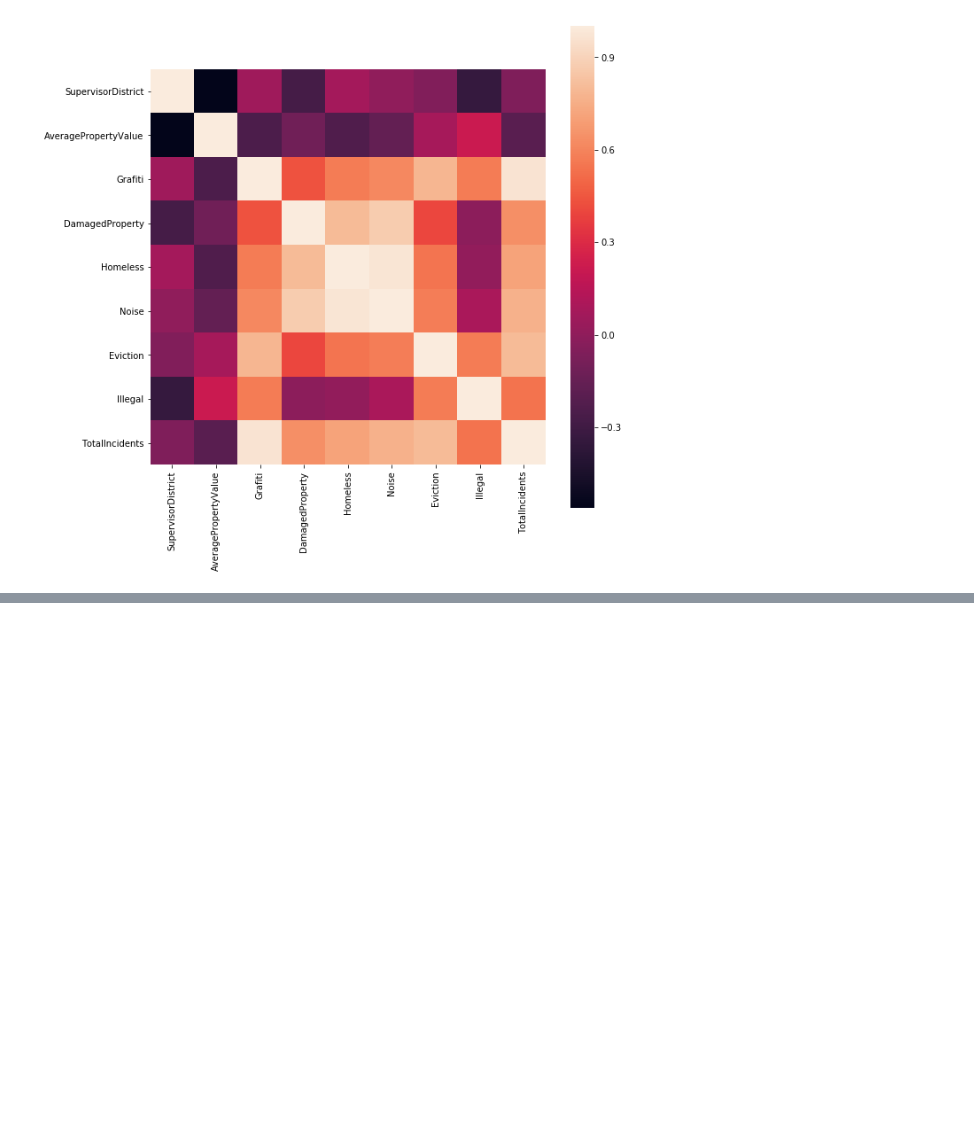
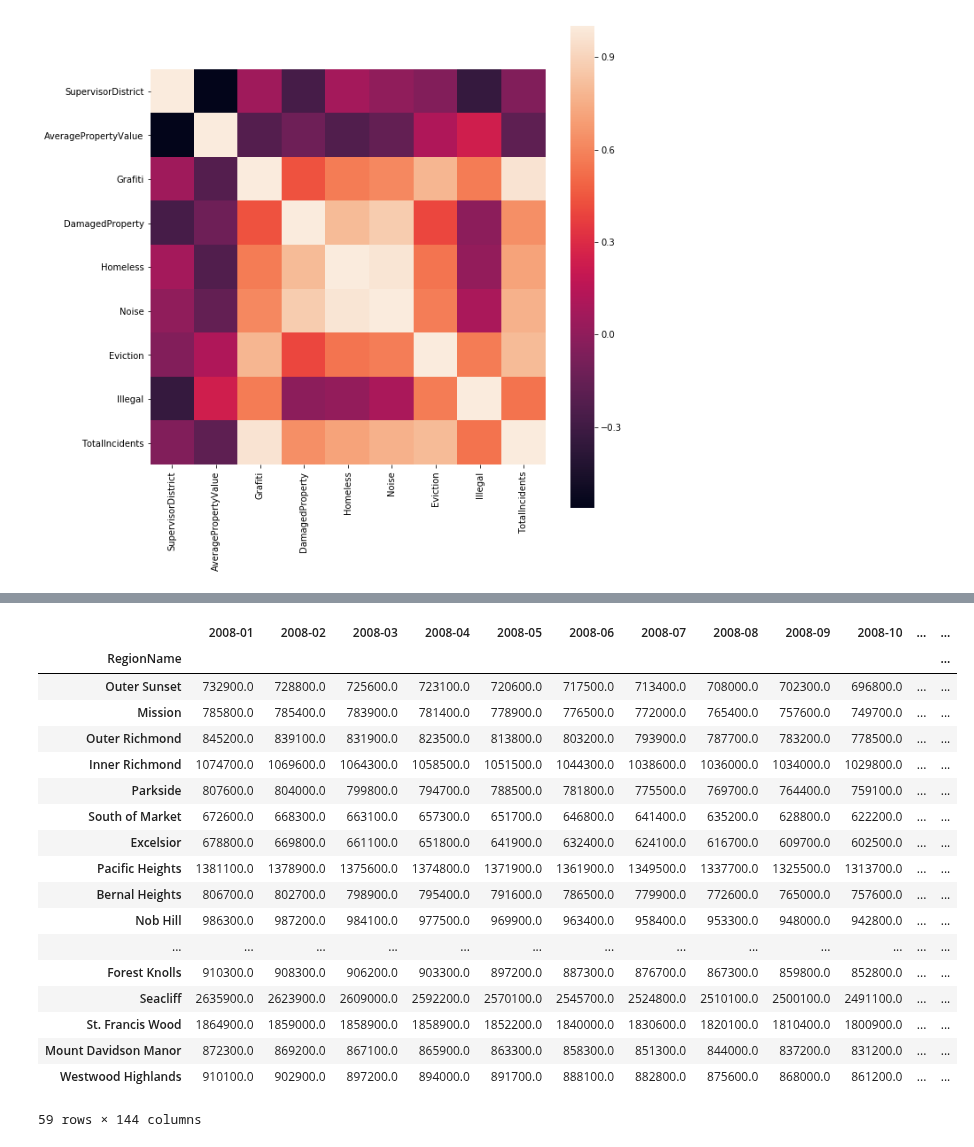
Before and after one commit to EmiliaPaz/EECS731_FinalProject, a Jupyter notebook: notebooks/PropertyValueRegression.ipynb, the cells around one changed output, grey strips where cells are left out. Saved outputs shown, nothing was run; the diff lists cells and outputs as text; code cells hidden in the pictures; blank space fills up the shorter version.

```diff
--- a/notebooks/PropertyValueRegression.ipynb
+++ b/notebooks/PropertyValueRegression.ipynb
@@ -363,0 +364,22 @@ df
+# %%
+df_all = pd.read_csv('../data/processed/NeighborhoodValue3.csv')
+# %%
+ngbh_dist = {'Outer Sunset': '4', 'Mission': '9', 'Outer Richmond': '1', 'Inner Richmond': '1',
+       'Parkside': '4', 'South of Market': '6', 'Excelsior': '11', 'Pacific Heights': '2',
+       'Bernal Heights': '9', 'Nob Hill': '3', 'Portola': '9', 'Western Addition': '5',
+       'Bayview': '10', 'Potrero Hill': '10', 'Noe Valley': '8', 'Inner Sunset': '5',
+       'Visitacion Valley': '10', 'Crocker Amazon': '11', 'Golden Gate Heights': '7',
+       'Marina': '2', 'Ingleside': '11', 'Mission Terrace': '11', 'Silver Terrace': '10',
+       'Oceanview': '11', 'North Beach': '3', 'Lone Mountain': '1', 'Sunnyside': '7',
+       'Outer Mission': '11', 'Panhandle': '5', 'Buena Vista': '8', 'Ingleside Heights': '11',
+       'Lower Pacific Heights': '5', 'South Beach': '6', 'Haight': '5',
+       'Presidio Heights': '2', 'Laurel Heights': '2', 'Hayes Valley': '5',
+       'Upper Market': '6', 'Miraloma Park': '7', 'Lakeshore': '7', 'Cow Hollow': '2',
+       'Glen Park': '8', 'Telegraph Hill': '3', 'Lake': '2', 'Downtown': '3',
+       'Diamond Heights': '8', 'Stonestown': '7', 'Westwood Park': '7',
+       'Ingleside Terrace': '7', 'Forest Hill': '7', 'Corona Heights': '8',
+       'Midtown Terrace':'7', 'Little Hollywood':'10', 'North Waterfront': '3',
+       'Forest Knolls': '7', 'Seacliff': '2', 'St. Francis Wood':'7',
+       'Mount Davidson Manor': '7', 'Westwood Highlands': '7'}
+df_all["SupervisorDistrict"] = df_property["RegionName"].apply(lambda x: ngbh_dist.get(x))
+df_all
@@ -363,0 +409,2 @@ df
+# %%
+df_all.set_index('RegionName', inplace=True)
@@ -363,0 +598,22 @@ df
+# %%
+df_all
+# %% [output]
+|  | 2008-01 | 2008-02 | 2008-03 | 2008-04 | 2008-05 | 2008-06 | 2008-07 | 2008-08 | 2008-09 | 2008-10 | ... | ... |
+| RegionName |  |  |  |  |  |  |  |  |  |  |  | ... |
+| Outer Sunset | 732900.0 | 728800.0 | 725600.0 | 723100.0 | 720600.0 | 717500.0 | 713400.0 | 708000.0 | 702300.0 | 696800.0 | ... | ... |
+| Mission | 785800.0 | 785400.0 | 783900.0 | 781400.0 | 778900.0 | 776500.0 | 772000.0 | 765400.0 | 757600.0 | 749700.0 | ... | ... |
+| Outer Richmond | 845200.0 | 839100.0 | 831900.0 | 823500.0 | 813800.0 | 803200.0 | 793900.0 | 787700.0 | 783200.0 | 778500.0 | ... | ... |
+| Inner Richmond | 1074700.0 | 1069600.0 | 1064300.0 | 1058500.0 | 1051500.0 | 1044300.0 | 1038600.0 | 1036000.0 | 1034000.0 | 1029800.0 | ... | ... |
+| Parkside | 807600.0 | 804000.0 | 799800.0 | 794700.0 | 788500.0 | 781800.0 | 775500.0 | 769700.0 | 764400.0 | 759100.0 | ... | ... |
+| South of Market | 672600.0 | 668300.0 | 663100.0 | 657300.0 | 651700.0 | 646800.0 | 641400.0 | 635200.0 | 628800.0 | 622200.0 | ... | ... |
+| Excelsior | 678800.0 | 669800.0 | 661100.0 | 651800.0 | 641900.0 | 632400.0 | 624100.0 | 616700.0 | 609700.0 | 602500.0 | ... | ... |
+| Pacific Heights | 1381100.0 | 1378900.0 | 1375600.0 | 1374800.0 | 1371900.0 | 1361900.0 | 1349500.0 | 1337700.0 | 1325500.0 | 1313700.0 | ... | ... |
+| Bernal Heights | 806700.0 | 802700.0 | 798900.0 | 795400.0 | 791600.0 | 786500.0 | 779900.0 | 772600.0 | 765000.0 | 757600.0 | ... | ... |
+| Nob Hill | 986300.0 | 987200.0 | 984100.0 | 977500.0 | 969900.0 | 963400.0 | 958400.0 | 953300.0 | 948000.0 | 942800.0 | ... | ... |
+| ... | ... | ... | ... | ... | ... | ... | ... | ... | ... | ... | ... | ... |
+| Forest Knolls | 910300.0 | 908300.0 | 906200.0 | 903300.0 | 897200.0 | 887300.0 | 876700.0 | 867300.0 | 859800.0 | 852800.0 | ... | ... |
+| Seacliff | 2635900.0 | 2623900.0 | 2609000.0 | 2592200.0 | 2570100.0 | 2545700.0 | 2524800.0 | 2510100.0 | 2500100.0 | 2491100.0 | ... | ... |
+| St. Francis Wood | 1864900.0 | 1859000.0 | 1858900.0 | 1858900.0 | 1852200.0 | 1840000.0 | 1830600.0 | 1820100.0 | 1810400.0 | 1800900.0 | ... | ... |
+| Mount Davidson Manor | 872300.0 | 869200.0 | 867100.0 | 865900.0 | 863300.0 | 858300.0 | 851300.0 | 844000.0 | 837200.0 | 831200.0 | ... | ... |
+| Westwood Highlands | 910100.0 | 902900.0 | 897200.0 | 894000.0 | 891700.0 | 888100.0 | 882800.0 | 875600.0 | 868000.0 | 861200.0 | ... | ... |
+59 rows × 144 columns
```
Also changed, not shown: parts of 28 cells of this notebook, 10 other files.
